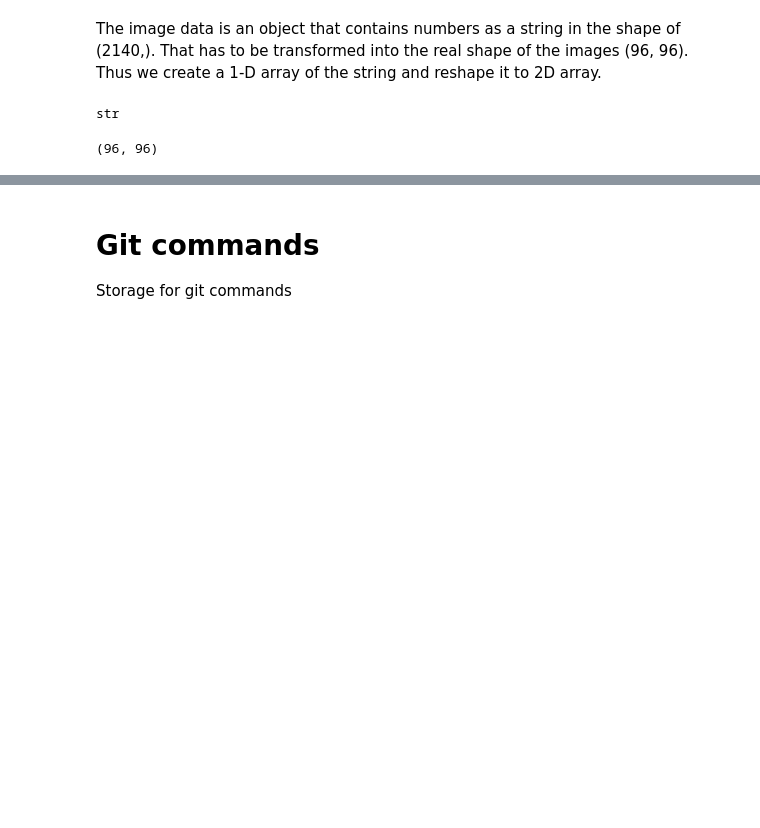
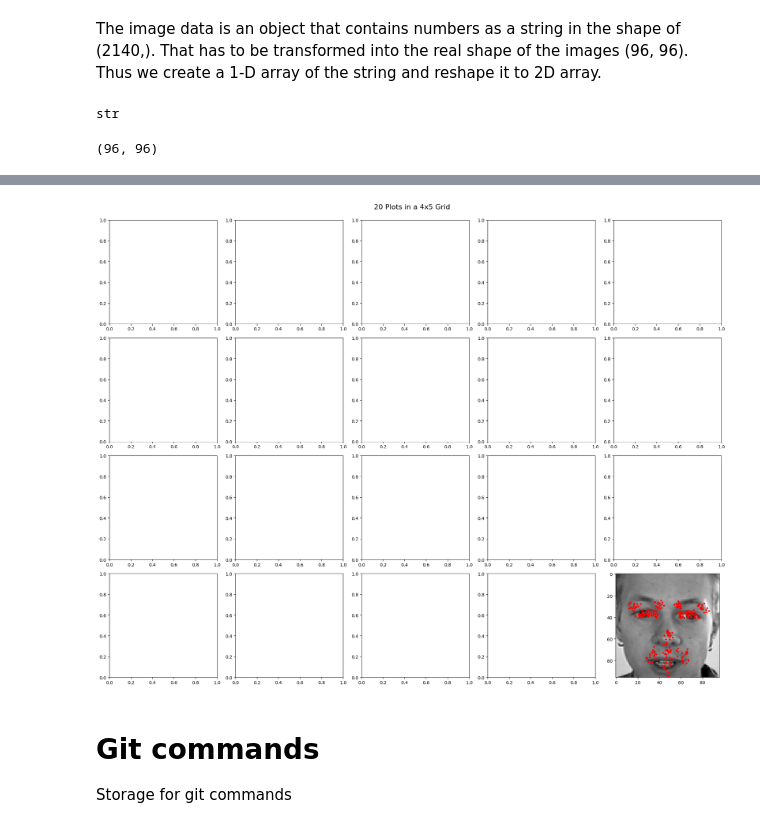
Before and after one commit to KaisuH/Emotion-AI, a Jupyter notebook: Emotion_AI.ipynb, the cells around one changed output, grey strips where cells are left out. Cells and saved outputs as stored; diff of their text form; code cells hidden in the pictures; blank space fills up the shorter version.

```diff
--- a/Emotion_AI.ipynb
+++ b/Emotion_AI.ipynb
@@ -127,3 +155,33 @@ key_points_df['Image'][0].shape
+# %%
+# Looking at a few more images
+
+#fig = plt.figure(figsize=(10,10))
+# Create a 4x5 grid of subplots
+fig, axes = plt.subplots(nrows=4, ncols=5, figsize=(20, 15))  # Adjust figsize as needed
+# Flatten the axes array for easy iteration
+axes = axes.flatten()
+for i in range(20):
+  ax = axes[i]
+  plt.imshow(key_points_df['Image'][i],cmap='grey')
+  #generate a sequence of numbers starting from 1, going up to (but not including) 31, increasing by two at each step
+  for j in range(1,col_num,2):
+    #Use .iloc for positional indexing
+    plt.plot(key_points_df.iloc[i,j-1],key_points_df.iloc[i,j],marker='.', color='r')
+
+# If there are any unused subplots, hide them
+for j in range(20, len(axes)):
+    fig.delaxes(axes[j])
+
+# Adjust layout to prevent overlap
+plt.tight_layout()
+
+# Optional: Add a main title for the entire figure
+fig.suptitle('20 Plots in a 4x5 Grid', fontsize=16, y=1.02)  # y parameter adjusts the title position
+
+# Display the plots
+plt.show()
+# %% [output]
+[figure, added]
 # %% [markdown]
 # Git commands
 Storage for git commands
```
Also changed, not shown: parts of 7 cells of this notebook.
